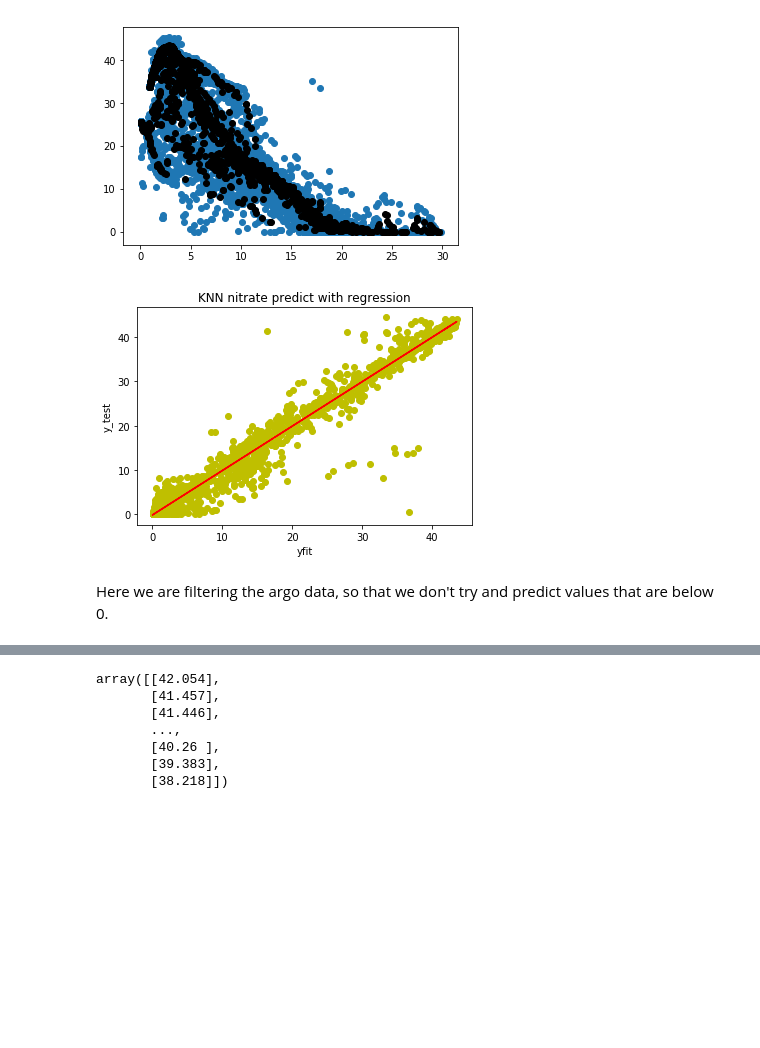
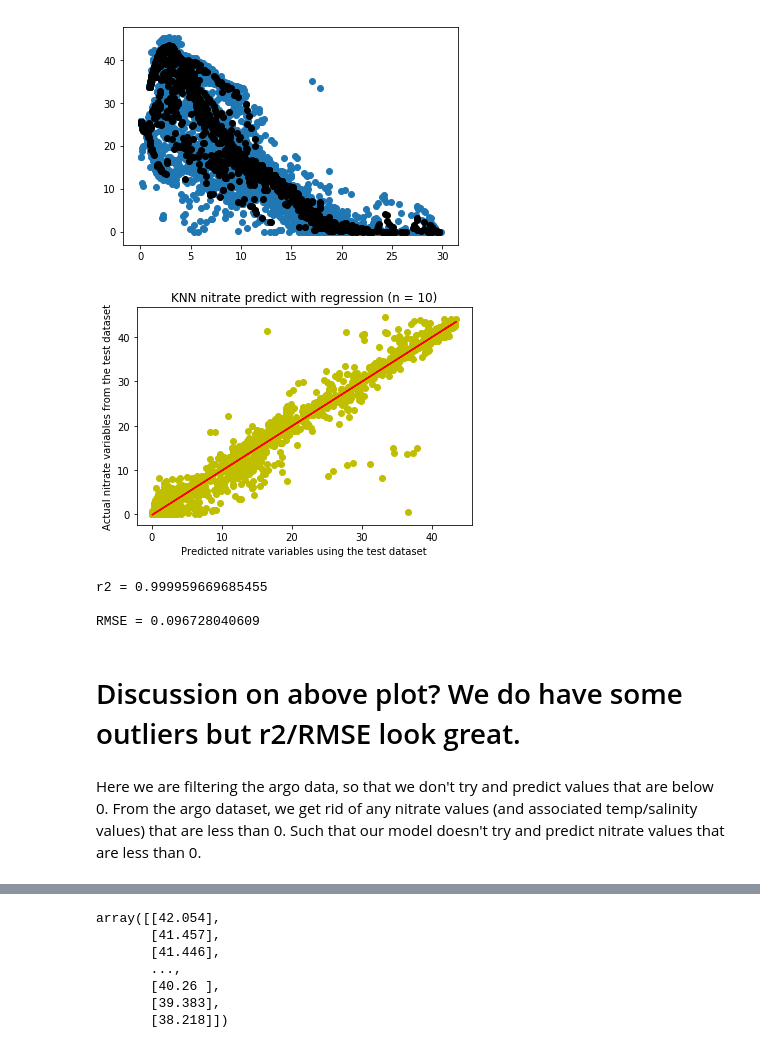
Before and after one commit to seina001/MikeAlfonsoSveinn_pset3, a Jupyter notebook: KNN_nitrate_MikeAlfonsoSveinn_combined.ipynb, the cells around one changed output, grey strips where cells are left out. Cells and saved outputs as stored; diff of their text form; code cells hidden in the pictures; blank space fills up the shorter version.

```diff
--- a/KNN_nitrate_MikeAlfonsoSveinn_combined.ipynb
+++ b/KNN_nitrate_MikeAlfonsoSveinn_combined.ipynb
@@ -246,18 +244,27 @@ plt.scatter(xfit[["theta"]], yfit,c = 'k')
 # %%
 #Plot predicted nitrate from test compared to actual nitrate from test
 #this is using the best fit model decided above
 from sklearn.linear_model import LinearRegression
 plt.scatter(yfit,y_test,color = 'y')
 linear_regressor = LinearRegression()  # create object for the class
 linear_regressor.fit(yfit, y_test)  # perform linear regression
 Y_pred = linear_regressor.predict(yfit)  # make predictions
 plt.plot(yfit, Y_pred, color='red')
-plt.xlabel("yfit")
-plt.ylabel("y_test")
-plt.title("KNN nitrate predict with regression")
+plt.xlabel("Predicted nitrate variables using the test dataset")
+plt.ylabel("Actual nitrate variables from the test dataset")
+plt.title("KNN nitrate predict with regression (n = 10)")
 plt.show()
+r2 = r2_score(yfit, Y_pred)
+print("r2 = %s \n" % (r2))
+rmse = sqrt(mean_squared_error(yfit, Y_pred))
+print("RMSE = %s \n" % (rmse))
 # %% [output]
-[figure, old version]
+[figure, new version]
+r2 = 0.999959669685455
+
+RMSE = 0.096728040609
+# %% [markdown]
+# Discussion on above plot? We do have some outliers but r2/RMSE look great.
 # %%
 #File using all of data for training
 #nitratefile
@@ -271,7 +278,7 @@ realNO3file = pd.read_csv(infilekurowithnitrate,sep=(','))
 NO3real = realNO3file[["NITRATE[uMOL/KG]"]]
 # %% [markdown]
 Here we are filtering the argo data, so that we don't try and predict values that are
-below 0.
+below 0. From the argo dataset, we get rid of any nitrate values (and associated temp/salinity values) that are less than 0. Such that our model doesn't try and predict nitrate values that are less than 0.
 # %%
 Xconcat = pd.concat([X, NO3real], axis=1)
 #print Xconcat.shape
```
Also changed, not shown: parts of 59 cells of this notebook.
